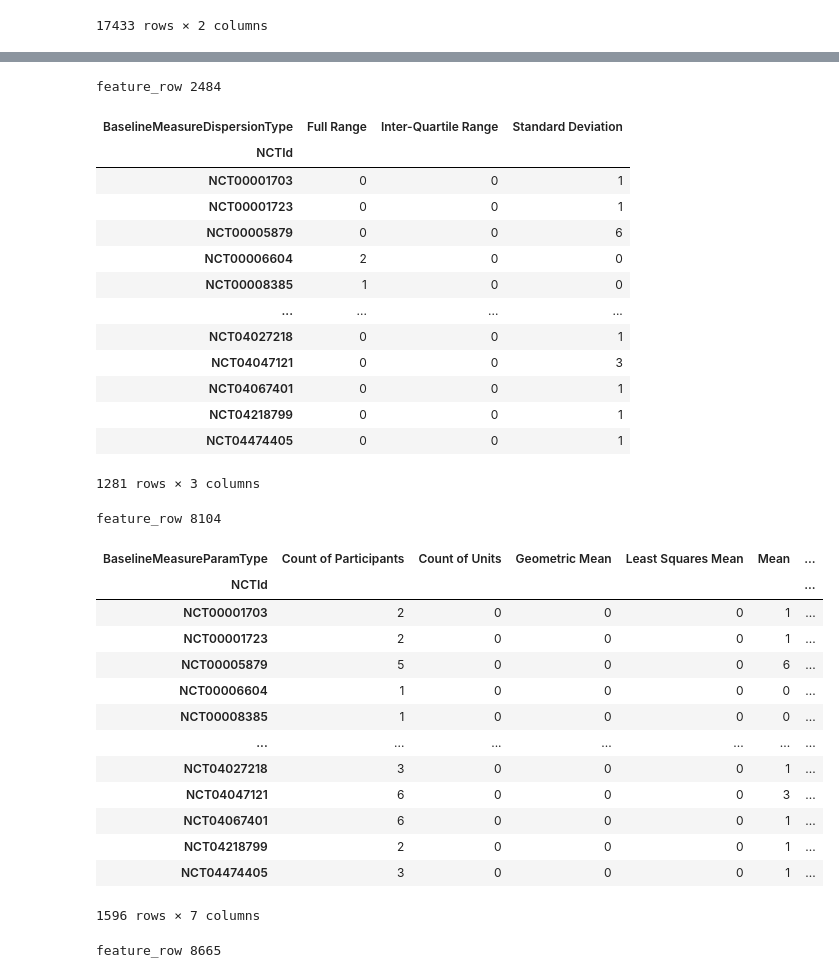
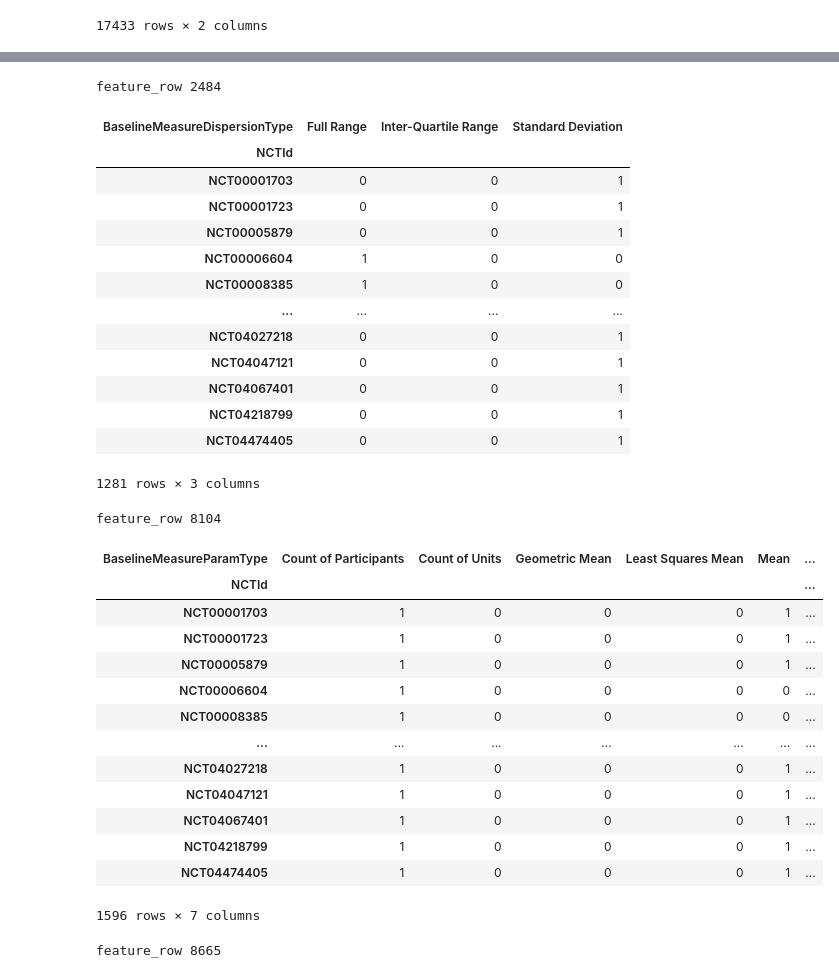
Before and after one commit to sigkarmoil/Clinical_Trial_Machine_Learning, a Jupyter notebook: Codes/Explode_02.ipynb, the cells around one changed output, grey strips where cells are left out. Cells and saved outputs as stored; diff of their text form; code cells hidden in the pictures.

```diff
--- a/Codes/Explode_02.ipynb
+++ b/Codes/Explode_02.ipynb
@@ -117,6 +107,8 @@ Cross_Tb2
 # %%
 tb3= explodeTable(df_from_json, 'BaselineMeasureDispersionType')
 Cross_Tb3 = pd.crosstab(index=tb3['NCTId'], columns = tb3['BaselineMeasureDispersionType'])
+Cross_Tb3[Cross_Tb3>1]=1
+Cross_Tb3.reset_index()
 Cross_Tb3
 # %% [output]
 feature_row 2484
@@ -124,12 +116,12 @@ feature_row 2484
 | NCTId |  |  |  |
 | NCT00001703 | 0 | 0 | 1 |
 | NCT00001723 | 0 | 0 | 1 |
-| NCT00005879 | 0 | 0 | 6 |
-| NCT00006604 | 2 | 0 | 0 |
+| NCT00005879 | 0 | 0 | 1 |
+| NCT00006604 | 1 | 0 | 0 |
 | NCT00008385 | 1 | 0 | 0 |
 | ... | ... | ... | ... |
 | NCT04027218 | 0 | 0 | 1 |
-| NCT04047121 | 0 | 0 | 3 |
+| NCT04047121 | 0 | 0 | 1 |
 | NCT04067401 | 0 | 0 | 1 |
 | NCT04218799 | 0 | 0 | 1 |
 | NCT04474405 | 0 | 0 | 1 |
@@ -137,22 +129,24 @@ feature_row 2484
 # %%
 tb4= explodeTable(df_from_json, 'BaselineMeasureParamType')
 Cross_Tb4 = pd.crosstab(index=tb4['NCTId'], columns = tb4['BaselineMeasureParamType'])
+Cross_Tb4[Cross_Tb4>1]=1
+Cross_Tb4.reset_index()
 Cross_Tb4
 # %% [output]
 feature_row 8104
 | BaselineMeasureParamType | Count of Participants | Count of Units | Geometric Mean | Least Squares Mean | Mean | ... |
 | NCTId |  |  |  |  |  | ... |
-| NCT00001703 | 2 | 0 | 0 | 0 | 1 | ... |
-| NCT00001723 | 2 | 0 | 0 | 0 | 1 | ... |
-| NCT00005879 | 5 | 0 | 0 | 0 | 6 | ... |
+| NCT00001703 | 1 | 0 | 0 | 0 | 1 | ... |
+| NCT00001723 | 1 | 0 | 0 | 0 | 1 | ... |
+| NCT00005879 | 1 | 0 | 0 | 0 | 1 | ... |
 | NCT00006604 | 1 | 0 | 0 | 0 | 0 | ... |
 | NCT00008385 | 1 | 0 | 0 | 0 | 0 | ... |
 | ... | ... | ... | ... | ... | ... | ... |
-| NCT04027218 | 3 | 0 | 0 | 0 | 1 | ... |
-| NCT04047121 | 6 | 0 | 0 | 0 | 3 | ... |
-| NCT04067401 | 6 | 0 | 0 | 0 | 1 | ... |
-| NCT04218799 | 2 | 0 | 0 | 0 | 1 | ... |
-| NCT04474405 | 3 | 0 | 0 | 0 | 1 | ... |
+| NCT04027218 | 1 | 0 | 0 | 0 | 1 | ... |
+| NCT04047121 | 1 | 0 | 0 | 0 | 1 | ... |
+| NCT04067401 | 1 | 0 | 0 | 0 | 1 | ... |
+| NCT04218799 | 1 | 0 | 0 | 0 | 1 | ... |
+| NCT04474405 | 1 | 0 | 0 | 0 | 1 | ... |
 1596 rows × 7 columns
 # %%
 tb5= explodeTable(df_from_json, 'CollaboratorClass')
```
Also changed, not shown: parts of 5 cells of this notebook, 6 other files.
